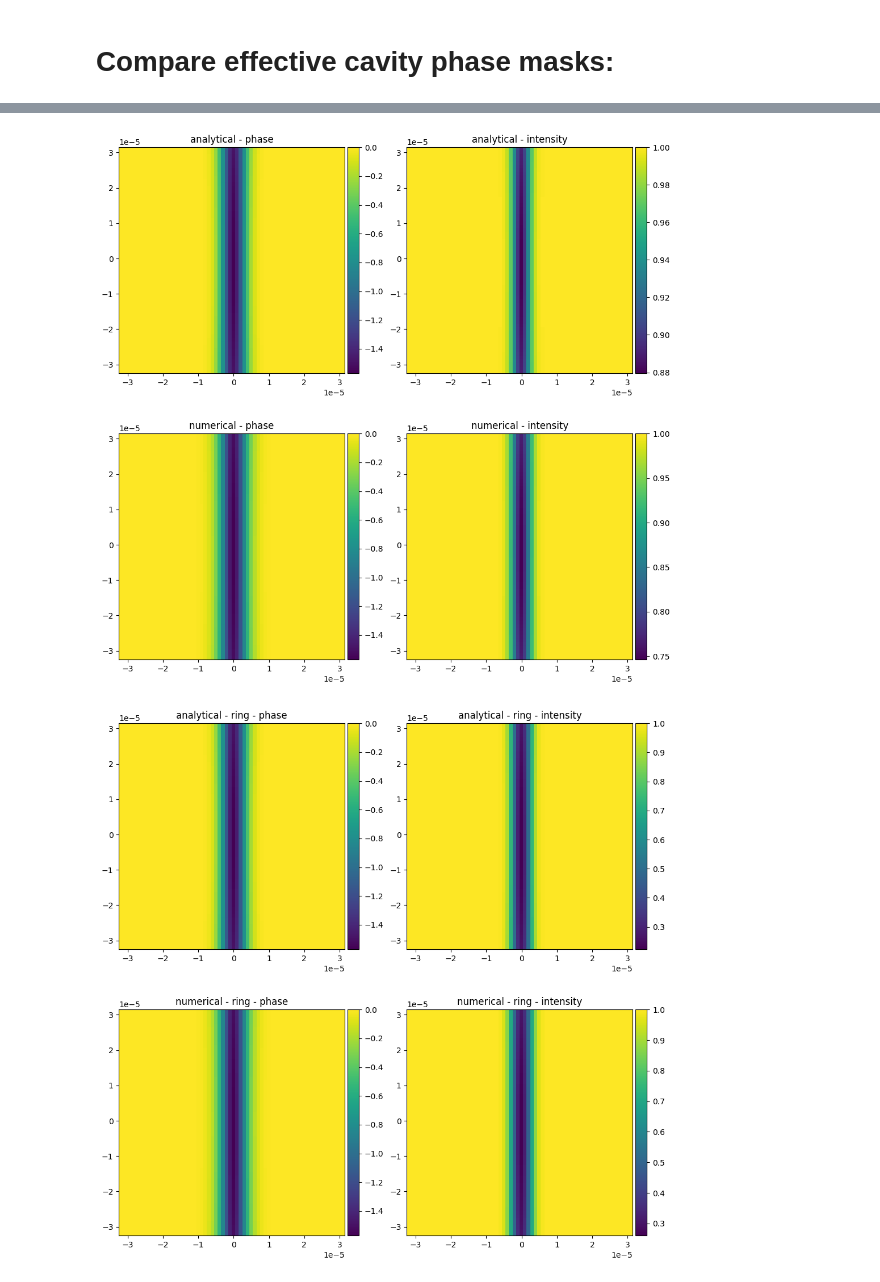
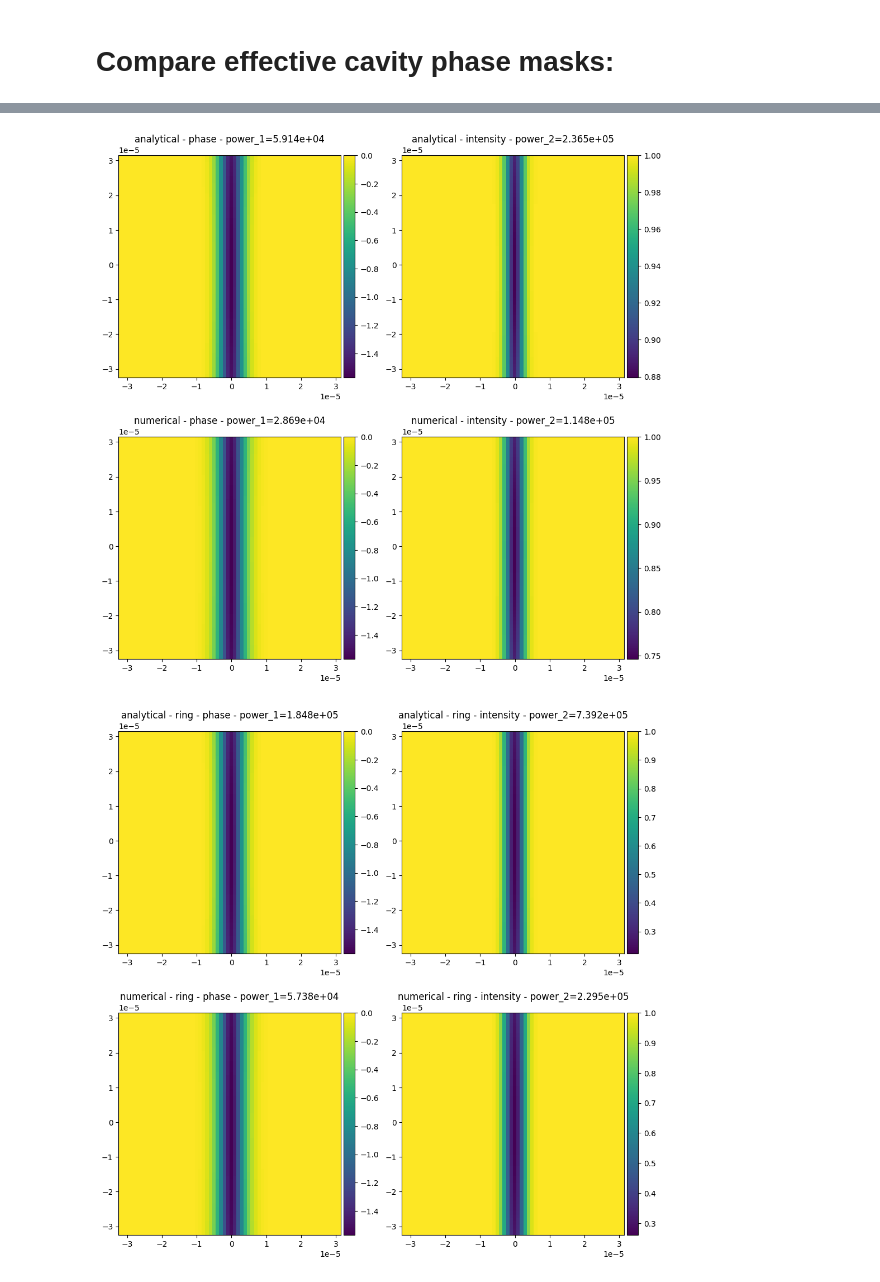
Before and after one commit to mkali-weizmann/electron-laser-interaction, a Jupyter notebook: example_file.ipynb, the cells around one changed output, grey strips where cells are left out. Drawn from its saved outputs; the diff is of its cells as text; code cells hidden in the pictures.

```diff
--- a/example_file.ipynb
+++ b/example_file.ipynb
@@ -26,10 +10,27 @@ dummy_sample = SamplePropagator(dummy_potential=f'letters_{N_POINTS}',
 # %% [markdown]
 ### Analytical Cavity:
 # %%
+l_1 = 1064e-9
+l_2 = 532e-9
+pixel_size = 1e-10
+N_POINTS = 128  # Resolution of image
+
+input_coordinate_system = CoordinateSystem(dxdydz=(pixel_size, pixel_size), n_points=(N_POINTS, N_POINTS))
+first_wave = WaveFunction(psi=np.ones((N_POINTS, N_POINTS)),
+                          coordinates=input_coordinate_system,
+                          E0=Joules_of_keV(300))
+
+dummy_sample = SamplePropagator(dummy_potential=f'letters_{N_POINTS}',
+                                coordinates_for_dummy_potential=CoordinateSystem(axes=(input_coordinate_system.x_axis,
+                                                                                       input_coordinate_system.y_axis,
+                                                                                       np.linspace(-5e-10, 5e-10, 2)
+                                                                                       )))
+
+
 power_1_default = find_power_for_phase(starting_power=1e3, cavity_type='analytical', print_progress=False, NA_1=0.05)
 def f(NA_1=0.05, defocus_nm=0, Cs_mm=0, n_electrons=20, ring_cavity=True, power_1=power_1_default, focal_length_mm=2):
     first_lens = LensPropagator(focal_length=focal_length_mm*1e-3, fft_shift=True)
-    cavity = CavityAnalyticalPropagator(l_1=l_1, l_2=l_2, power_1=power_1, NA_1=NA_1, ring_cavity=ring_cavity)
+    cavity = CavityAnalyticalPropagator(l_1=l_1, l_2=l_2, power_1=power_1, power_2=None, NA_1=NA_1, ring_cavity=ring_cavity)
     second_lens = LensPropagator(focal_length=focal_length_mm*1e-3, fft_shift=False)
     aberration_propagator = AberrationsPropagator(Cs=Cs_mm*1e-3, defocus=defocus_nm*1e-9, astigmatism_parameter=0, astigmatism_orientation=0)
     M = Microscope([dummy_sample, first_lens, cavity, second_lens, aberration_propagator], n_electrons_per_square_angstrom=n_electrons)
@@ -339,10 +347,10 @@ first_wave = WaveFunction(psi=np.ones((N_POINTS, N_POINTS)),
 first_lens = LensPropagator(focal_length=3.3e-3, fft_shift=True)
 
 
-cavity_2f_analytical = CavityAnalyticalPropagator(l_1=l_1, l_2=l_2, power_1=-1, NA_1=NA_1, ring_cavity=False, ignore_past_files=True)
-cavity_2f_analytical_ring = CavityAnalyticalPropagator(l_1=l_1, l_2=l_2, power_1=-1, NA_1=NA_1, ring_cavity=True, ignore_past_files=True)
-cavity_2f_numerical = CavityNumericalPropagator(l_1=l_1, l_2=l_2, power_1=-1, NA_1=NA_1, ring_cavity=False, ignore_past_files=True)
-cavity_2f_numerical_ring = CavityNumericalPropagator(l_1=l_1, l_2=l_2, power_1=-1, NA_1=NA_1, ring_cavity=True, ignore_past_files=True)
+cavity_2f_analytical = CavityAnalyticalPropagator(l_1=l_1, l_2=l_2, power_1=-1, NA_1=NA_1, ring_cavity=False)
+cavity_2f_analytical_ring = CavityAnalyticalPropagator(l_1=l_1, l_2=l_2, power_1=-1, NA_1=NA_1, ring_cavity=True)
+cavity_2f_numerical = CavityNumericalPropagator(l_1=l_1, l_2=l_2, power_1=-1, NA_1=NA_1, ring_cavity=False)
+cavity_2f_numerical_ring = CavityNumericalPropagator(l_1=l_1, l_2=l_2, power_1=-1, NA_1=NA_1, ring_cavity=True)
 
 fourier_plane_wave = first_lens.propagate(first_wave)
 
@@ -356,28 +364,28 @@ fig = plt.figure(figsize=(12, 12))
 ax1 = fig.add_subplot(221)
 im1 = ax1.imshow(np.real(np.angle(phase_and_amplitude_mask_a)), extent=fourier_plane_wave.coordinates.limits)
 divider = make_axes_locatable(ax1)
-ax1.set_title('analytical - phase')
+ax1.set_title(f'analytical - phase - power_1={cavity_2f_analytical.power_1:.3e}')
 cax = divider.append_axes('right', size='5%', pad=0.05)
 fig.colorbar(im1, cax=cax, orientation='vertical')
 
 ax2 = fig.add_subplot(222)
 im2 = ax2.imshow(np.abs(phase_and_amplitude_mask_a)**2, extent=fourier_plane_wave.coordinates.limits)
 divider = make_axes_locatable(ax2)
-ax2.set_title('analytical - intensity')
+ax2.set_title(f'analytical - intensity - power_2={cavity_2f_analytical.power_2:.3e}')
 cax = divider.append_axes('right', size='5%', pad=0.05)
 fig.colorbar(im2, cax=cax, orientation='vertical')
 
 ax3 = fig.add_subplot(223)
 im3 = ax3.imshow(np.real(np.angle(phase_and_amplitude_mask_n)), extent=fourier_plane_wave.coordinates.limits)
 divider = make_axes_locatable(ax3)
-ax3.set_title('numerical - phase')
+ax3.set_title(f'numerical - phase - power_1={cavity_2f_numerical.power_1:.3e}')
 cax = divider.append_axes('right', size='5%', pad=0.05)
 fig.colorbar(im3, cax=cax, orientation='vertical')
 
 ax4 = fig.add_subplot(224)
 im4 = ax4.imshow(np.abs(phase_and_amplitude_mask_n)**2, extent=fourier_plane_wave.coordinates.limits)
 divider = make_axes_locatable(ax4)
-ax4.set_title('numerical - intensity')
+ax4.set_title(f'numerical - intensity - power_2={cavity_2f_numerical.power_2:.3e}')
 cax = divider.append_axes('right', size='5%', pad=0.05)
 fig.colorbar(im4, cax=cax, orientation='vertical')
 plt.show()
@@ -387,28 +395,28 @@ fig = plt.figure(figsize=(12, 12))
 ax1 = fig.add_subplot(221)
 im1 = ax1.imshow(np.real(np.angle(phase_and_amplitude_mask_a_ring)), extent=fourier_plane_wave.coordinates.limits)
 divider = make_axes_locatable(ax1)
-ax1.set_title('analytical - ring - phase')
+ax1.set_title(f'analytical - ring - phase - power_1={cavity_2f_analytical_ring.power_1:.3e}')
 cax = divider.append_axes('right', size='5%', pad=0.05)
 fig.colorbar(im1, cax=cax, orientation='vertical')
 
 ax2 = fig.add_subplot(222)
 im2 = ax2.imshow(np.abs(phase_and_amplitude_mask_a_ring)**2, extent=fourier_plane_wave.coordinates.limits)
 divider = make_axes_locatable(ax2)
-ax2.set_title('analytical - ring - intensity')
+ax2.set_title(f'analytical - ring - intensity - power_2={cavity_2f_analytical_ring.power_2:.3e}')
 cax = divider.append_axes('right', size='5%', pad=0.05)
 fig.colorbar(im2, cax=cax, orientation='vertical')
 
 ax3 = fig.add_subplot(223)
 im3 = ax3.imshow(np.real(np.angle(phase_and_amplitude_mask_n_ring)), extent=fourier_plane_wave.coordinates.limits)
 divider = make_axes_locatable(ax3)
-ax3.set_title('numerical - ring - phase')
+ax3.set_title(f'numerical - ring - phase - power_1={cavity_2f_numerical_ring.power_1:.3e}')
 cax = divider.append_axes('right', size='5%', pad=0.05)
 fig.colorbar(im3, cax=cax, orientation='vertical')
 
 ax4 = fig.add_subplot(224)
 im4 = ax4.imshow(np.abs(phase_and_amplitude_mask_n_ring)**2, extent=fourier_plane_wave.coordinates.limits)
 divider = make_axes_locatable(ax4)
-ax4.set_title('numerical - ring - intensity')
+ax4.set_title(f'numerical - ring - intensity - power_2={cavity_2f_numerical_ring.power_2:.3e}')
 cax = divider.append_axes('right', size='5%', pad=0.05)
 fig.colorbar(im4, cax=cax, orientation='vertical')
 plt.show()
@@ -428,2 +434,2 @@ Calculating layers 3-3 out of 3 in axis 2
-[figure, old version]
+[figure, new version]
-[figure, old version]
+[figure, new version]
```
Also changed, not shown: parts of 6 cells of this notebook, 1 other file.
